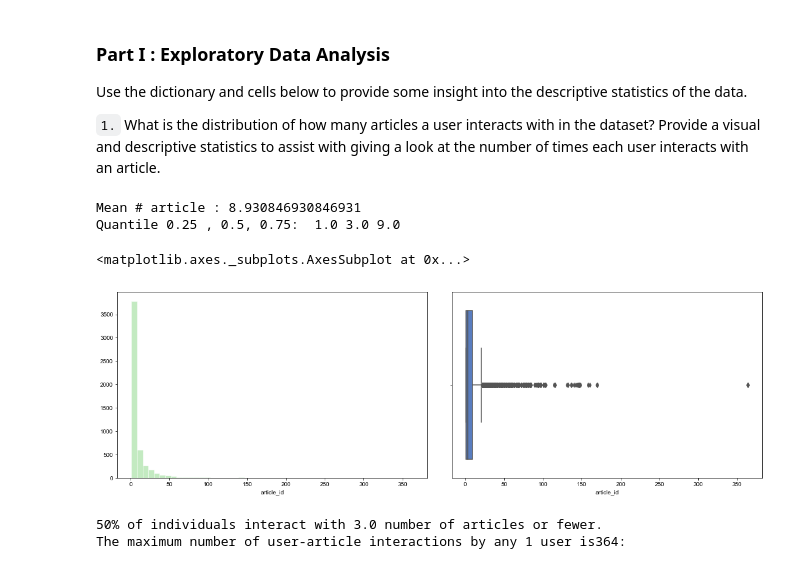
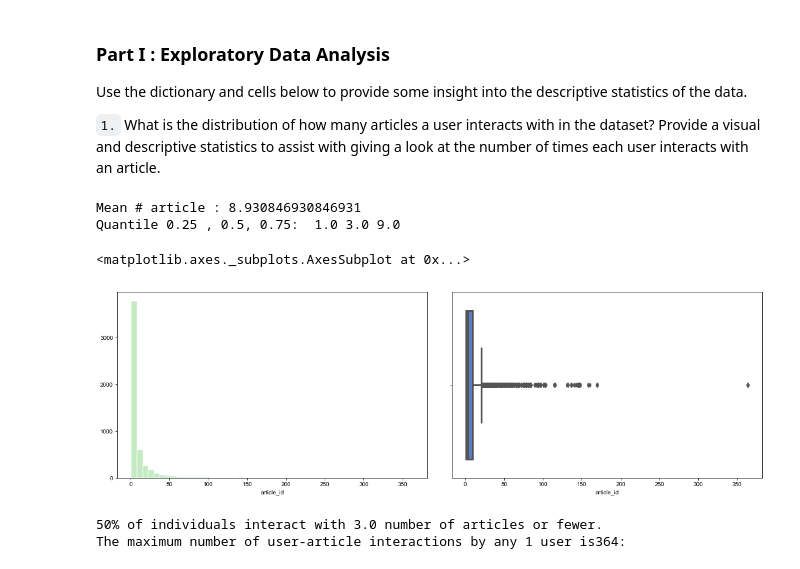
Before and after one commit to dalpengholic/Udacity_Recommendations_with_IBM, a Jupyter notebook: Recommendations_with_IBM.ipynb, the cells around one changed output. Cells and saved outputs as stored; diff of their text form; code cells hidden in the pictures.

```diff
--- a/Recommendations_with_IBM.ipynb
+++ b/Recommendations_with_IBM.ipynb
@@ -64,22 +86,22 @@ Use the dictionary and cells below to provide some insight into the descriptive
 # %%
 # make a groupby instance and count how many articles were read by each user
 email_grouped_df = df.groupby('email')
 num_article_email = email_grouped_df['article_id'].count()
 print("Mean # article :",num_article_email.mean())
 print("Quantile 0.25 , 0.5, 0.75: " , num_article_email.quantile(0.25), num_article_email.quantile(0.5), num_article_email.quantile(0.75))
 # Draw histogram and boxplot using seaborn
 f, axes = plt.subplots(1, 2, figsize=(16,5))
 f.tight_layout()
 sns.set(style="white", palette="muted", color_codes=True)
-sns.set_context("notebook")
+sns.set_context("poster")
 sns.set_style("darkgrid")
 sns.distplot(num_article_email, rug=False, kde=False,  norm_hist=False, color='g', ax=axes[0])
 sns.boxplot(num_article_email, ax=axes[1])
 # %% [output]
 Mean # article : 8.930846930846931
 Quantile 0.25 , 0.5, 0.75:  1.0 3.0 9.0
 <matplotlib.axes._subplots.AxesSubplot at 0x...>
-[figure, old version]
+[figure, new version]
 # %%
 # Fill in the median and maximum number of user_article interactios below
 median_val =   num_article_email.median()
```
Also changed, not shown: parts of 29 cells of this notebook, 3 other files.
